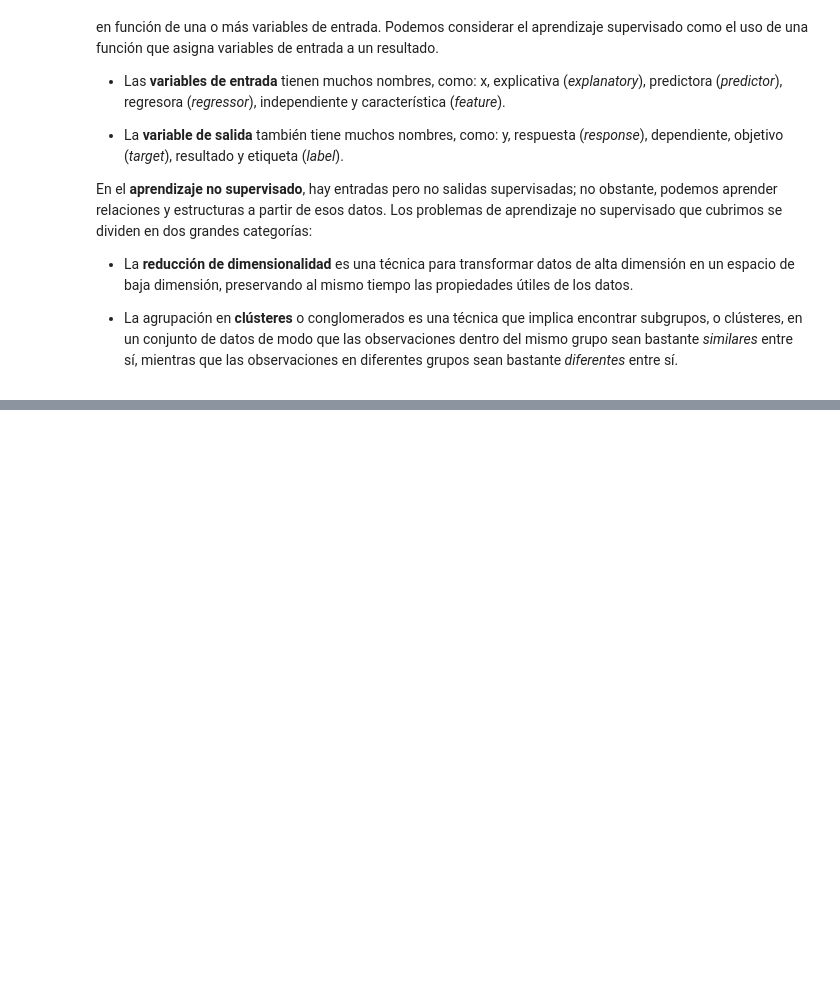
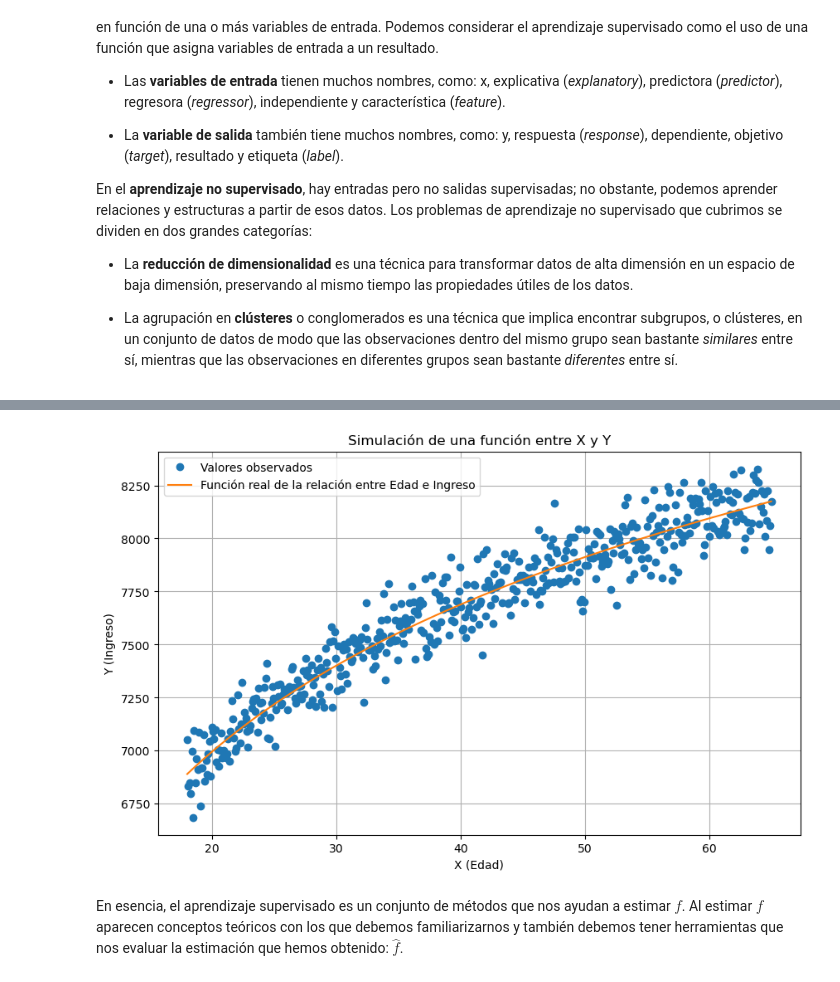
Before and after one commit to vmoprojs/MLPython, a Jupyter notebook: _build/jupyter_execute/IntroML.ipynb, the cells around one changed output, grey strips where cells are left out. Saved outputs shown, nothing was run; the diff lists cells and outputs as text; code cells hidden in the pictures; blank space fills up the shorter version.

```diff
--- a/_build/jupyter_execute/IntroML.ipynb
+++ b/_build/jupyter_execute/IntroML.ipynb
@@ -41,0 +61,31 @@ En el **aprendizaje no supervisado**, hay entradas pero no salidas supervisadas;
+# %%
+import numpy as np
+import matplotlib.pyplot as plt
+
+# Generamos un rango de valores de X entre 18 y 65
+N = 500
+X = np.linspace(18, 65, N)
+
+# Definimos una función no lineal para Y (por ejemplo, una función cuadrática)
+fx = 1000*np.log(X)+ 4000
+np.random.seed(1)
+epsilon = np.random.normal(0, 100, N)
+Y = fx+epsilon
+
+# Limitamos los valores de Y entre 4000 y 30000
+Y = np.clip(Y, 4000, 30000)
+
+# Graficamos la función
+plt.figure(figsize=(10, 6))
+plt.plot(X, Y,"o", label='Valores observados')
+plt.plot(X, fx, label='Función real de la relación entre Edad e Ingreso')
+plt.xlabel('X (Edad)')
+plt.ylabel('Y (Ingreso)')
+plt.title('Simulación de una función entre X y Y')
+plt.grid(True)
+plt.legend()
+plt.show()
+# %% [output]
+[figure, added]
+# %% [markdown]
+En esencia, el aprendizaje supervisado es un conjunto de métodos que nos ayudan a estimar $f$. Al estimar $f$ aparecen conceptos teóricos con los que debemos familiarizarnos y también debemos tener herramientas que nos evaluar la estimación que hemos obtenido: $\hat{f}$.
```
Also changed, not shown: parts of 6 cells of this notebook, 7 other files.
